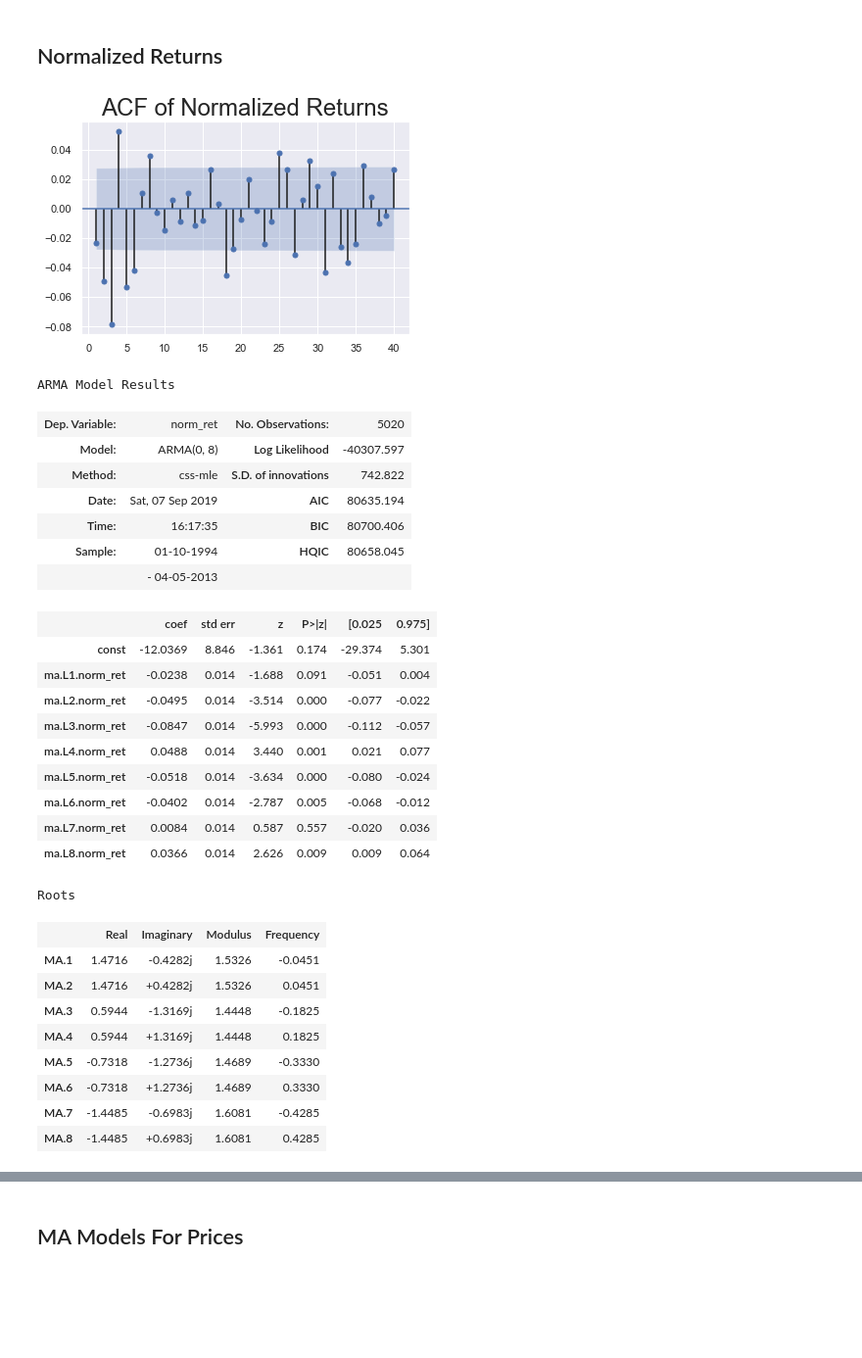
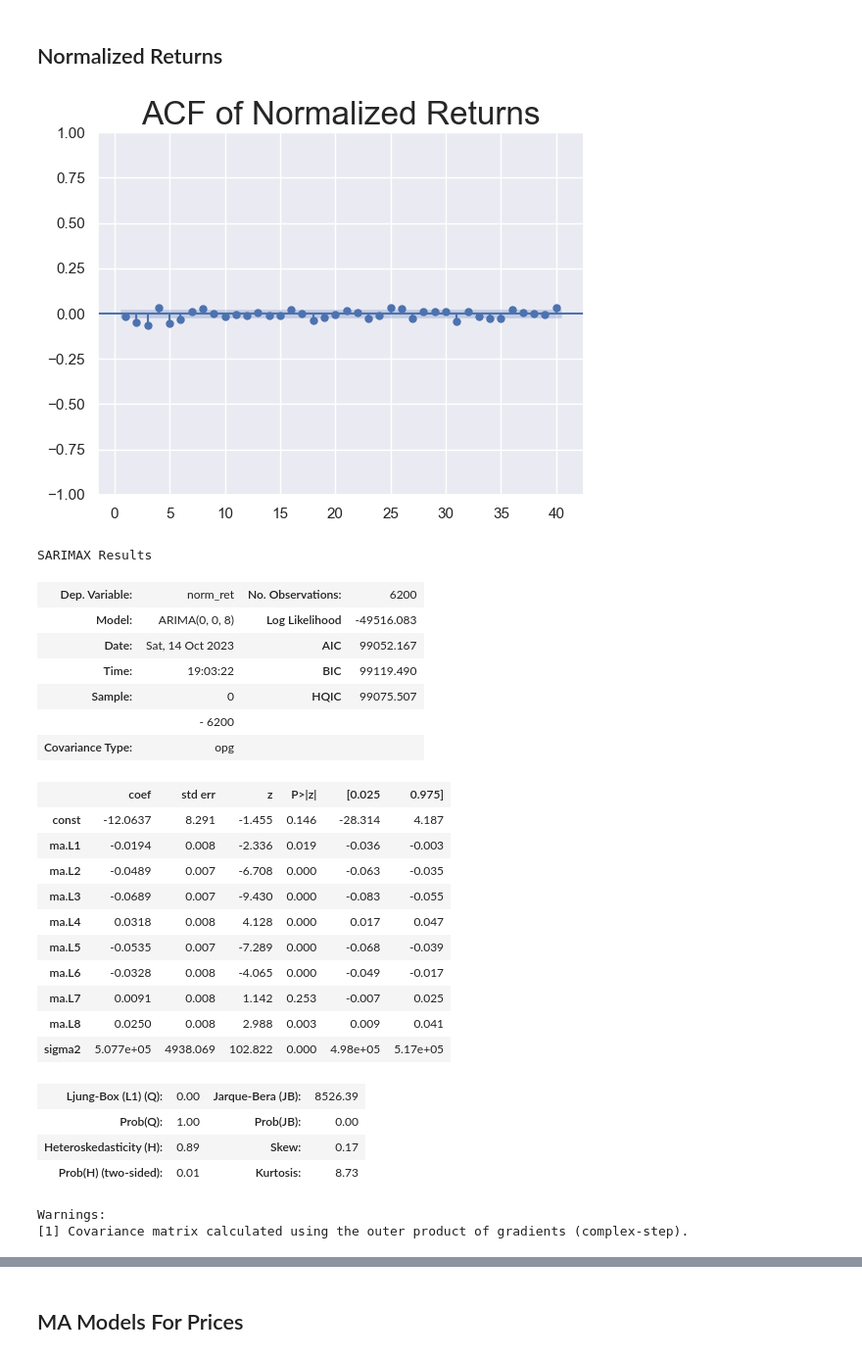
Before and after one commit to Egeekle/Time.Series-Analysis-Wk, a Jupyter notebook: 6. The MA Model.ipynb, the cells around one changed output, grey strips where cells are left out. Shown at 98% size. Cells and saved outputs as stored; diff of their text form; code cells hidden in the pictures; blank space fills up the shorter version.

```diff
--- a/6. The MA Model.ipynb
+++ b/6. The MA Model.ipynb
@@ -14,9 +14,9 @@ sns.set()
 # %% [markdown]
 ## Importing the Data and Pre-processing
 # %%
-raw_csv_data = pd.read_csv("Index2018.csv")
+raw_csv_data = pd.read_csv("Index_modified.csv")
 df_comp=raw_csv_data.copy()
 df_comp.date = pd.to_datetime(df_comp.date, dayfirst = True)
 df_comp.set_index("date", inplace=True)
-df_comp=df_comp.asfreq('b')
-df_comp=df_comp.fillna(method='ffill')
+'''df_comp=df_comp.asfreq('b')
+df_comp=df_comp.fillna(method='ffill')'''
@@ -293,40 +295,37 @@ sgt.plot_acf(df.norm_ret[1:], zero = False, lags = 40)
 plt.title("ACF of Normalized Returns",size=24)
 plt.show()
 # %% [output]
-[figure, old version]
+[figure, new version]
 # %%
-model_norm_ret_ma_8 = ARMA(df.norm_ret[1:], order=(0,8))
+model_norm_ret_ma_8 = ARIMA(df.norm_ret[1:], order=(0,0,8))
 results_norm_ret_ma_8 = model_norm_ret_ma_8.fit()
 results_norm_ret_ma_8.summary()
 # %% [output]
-ARMA Model Results
+SARIMAX Results
-| Dep. Variable: | norm_ret | No. Observations: | 5020 |
-| Model: | ARMA(0, 8) | Log Likelihood | -40307.597 |
-| Method: | css-mle | S.D. of innovations | 742.822 |
-| Date: | Sat, 07 Sep 2019 | AIC | 80635.194 |
-| Time: | 16:17:35 | BIC | 80700.406 |
-| Sample: | 01-10-1994 | HQIC | 80658.045 |
-|  | - 04-05-2013 |  |  |
+| Dep. Variable: | norm_ret | No. Observations: | 6200 |
+| Model: | ARIMA(0, 0, 8) | Log Likelihood | -49516.083 |
+| Date: | Sat, 14 Oct 2023 | AIC | 99052.167 |
+| Time: | 19:03:22 | BIC | 99119.490 |
+| Sample: | 0 | HQIC | 99075.507 |
+|  | - 6200 |  |  |
+| Covariance Type: | opg |  |  |
 |  | coef | std err | z | P>|z| | [0.025 | 0.975] |
-| const | -12.0369 | 8.846 | -1.361 | 0.174 | -29.374 | 5.301 |
-| ma.L1.norm_ret | -0.0238 | 0.014 | -1.688 | 0.091 | -0.051 | 0.004 |
-| ma.L2.norm_ret | -0.0495 | 0.014 | -3.514 | 0.000 | -0.077 | -0.022 |
-| ma.L3.norm_ret | -0.0847 | 0.014 | -5.993 | 0.000 | -0.112 | -0.057 |
-| ma.L4.norm_ret | 0.0488 | 0.014 | 3.440 | 0.001 | 0.021 | 0.077 |
-| ma.L5.norm_ret | -0.0518 | 0.014 | -3.634 | 0.000 | -0.080 | -0.024 |
-| ma.L6.norm_ret | -0.0402 | 0.014 | -2.787 | 0.005 | -0.068 | -0.012 |
-| ma.L7.norm_ret | 0.0084 | 0.014 | 0.587 | 0.557 | -0.020 | 0.036 |
-| ma.L8.norm_ret | 0.0366 | 0.014 | 2.626 | 0.009 | 0.009 | 0.064 |
+| const | -12.0637 | 8.291 | -1.455 | 0.146 | -28.314 | 4.187 |
+| ma.L1 | -0.0194 | 0.008 | -2.336 | 0.019 | -0.036 | -0.003 |
+| ma.L2 | -0.0489 | 0.007 | -6.708 | 0.000 | -0.063 | -0.035 |
+| ma.L3 | -0.0689 | 0.007 | -9.430 | 0.000 | -0.083 | -0.055 |
+| ma.L4 | 0.0318 | 0.008 | 4.128 | 0.000 | 0.017 | 0.047 |
+| ma.L5 | -0.0535 | 0.007 | -7.289 | 0.000 | -0.068 | -0.039 |
+| ma.L6 | -0.0328 | 0.008 | -4.065 | 0.000 | -0.049 | -0.017 |
+| ma.L7 | 0.0091 | 0.008 | 1.142 | 0.253 | -0.007 | 0.025 |
+| ma.L8 | 0.0250 | 0.008 | 2.988 | 0.003 | 0.009 | 0.041 |
+| sigma2 | 5.077e+05 | 4938.069 | 102.822 | 0.000 | 4.98e+05 | 5.17e+05 |
+| Ljung-Box (L1) (Q): | 0.00 | Jarque-Bera (JB): | 8526.39 |
+| Prob(Q): | 1.00 | Prob(JB): | 0.00 |
+| Heteroskedasticity (H): | 0.89 | Skew: | 0.17 |
+| Prob(H) (two-sided): | 0.01 | Kurtosis: | 8.73 |
-Roots
+Warnings:
+[1] Covariance matrix calculated using the outer product of gradients (complex-step).
-|  | Real | Imaginary | Modulus | Frequency |
-| MA.1 | 1.4716 | -0.4282j | 1.5326 | -0.0451 |
-| MA.2 | 1.4716 | +0.4282j | 1.5326 | 0.0451 |
-| MA.3 | 0.5944 | -1.3169j | 1.4448 | -0.1825 |
-| MA.4 | 0.5944 | +1.3169j | 1.4448 | 0.1825 |
-| MA.5 | -0.7318 | -1.2736j | 1.4689 | -0.3330 |
-| MA.6 | -0.7318 | +1.2736j | 1.4689 | 0.3330 |
-| MA.7 | -1.4485 | -0.6983j | 1.6081 | -0.4285 |
-| MA.8 | -1.4485 | +0.6983j | 1.6081 | 0.4285 |
 # %%
 df['res_norm_ret_ma_8'] = results_ret_ma_8.resid[1:]
 # %%
```
Also changed, not shown: parts of 21 cells of this notebook, 4 other files.
